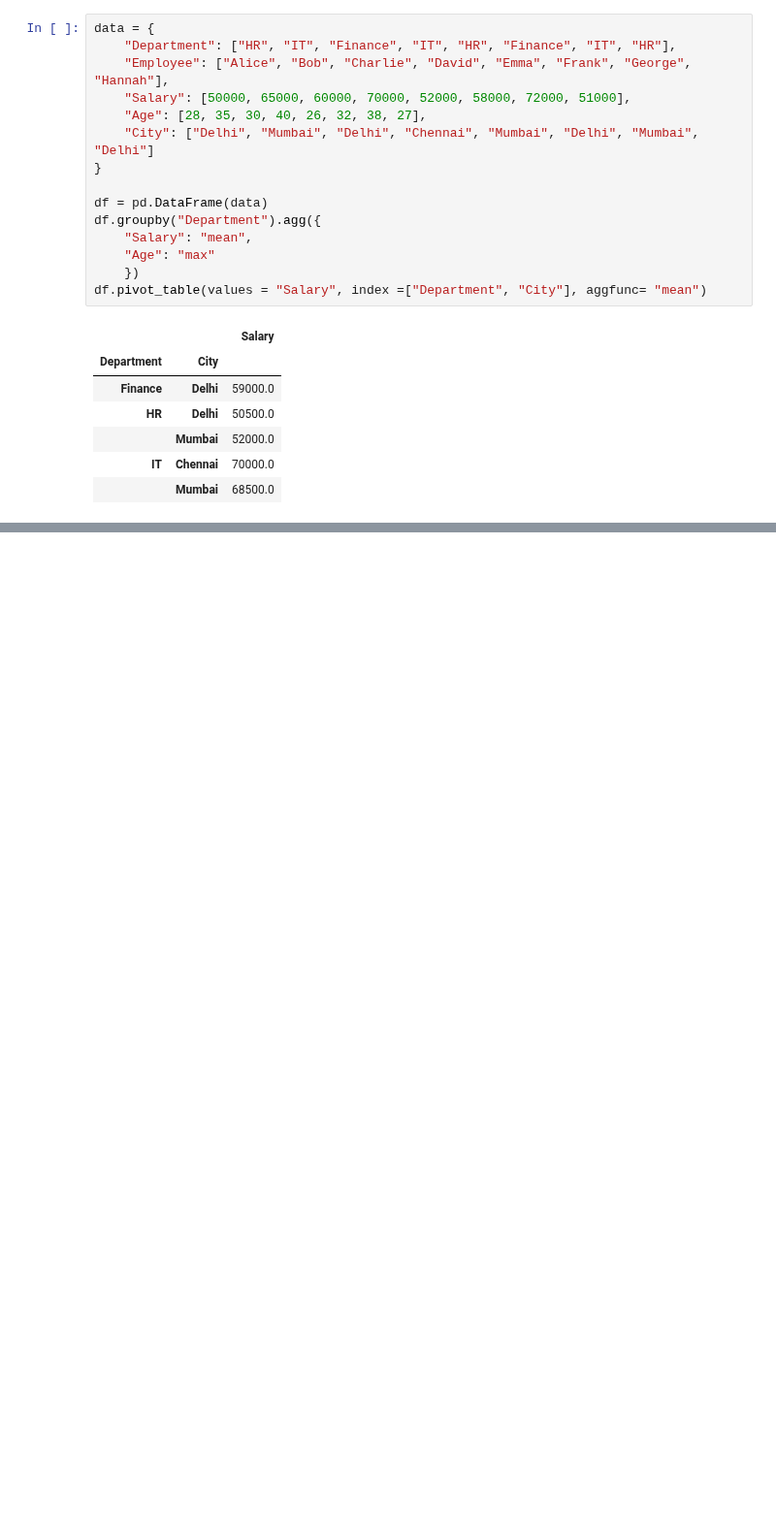
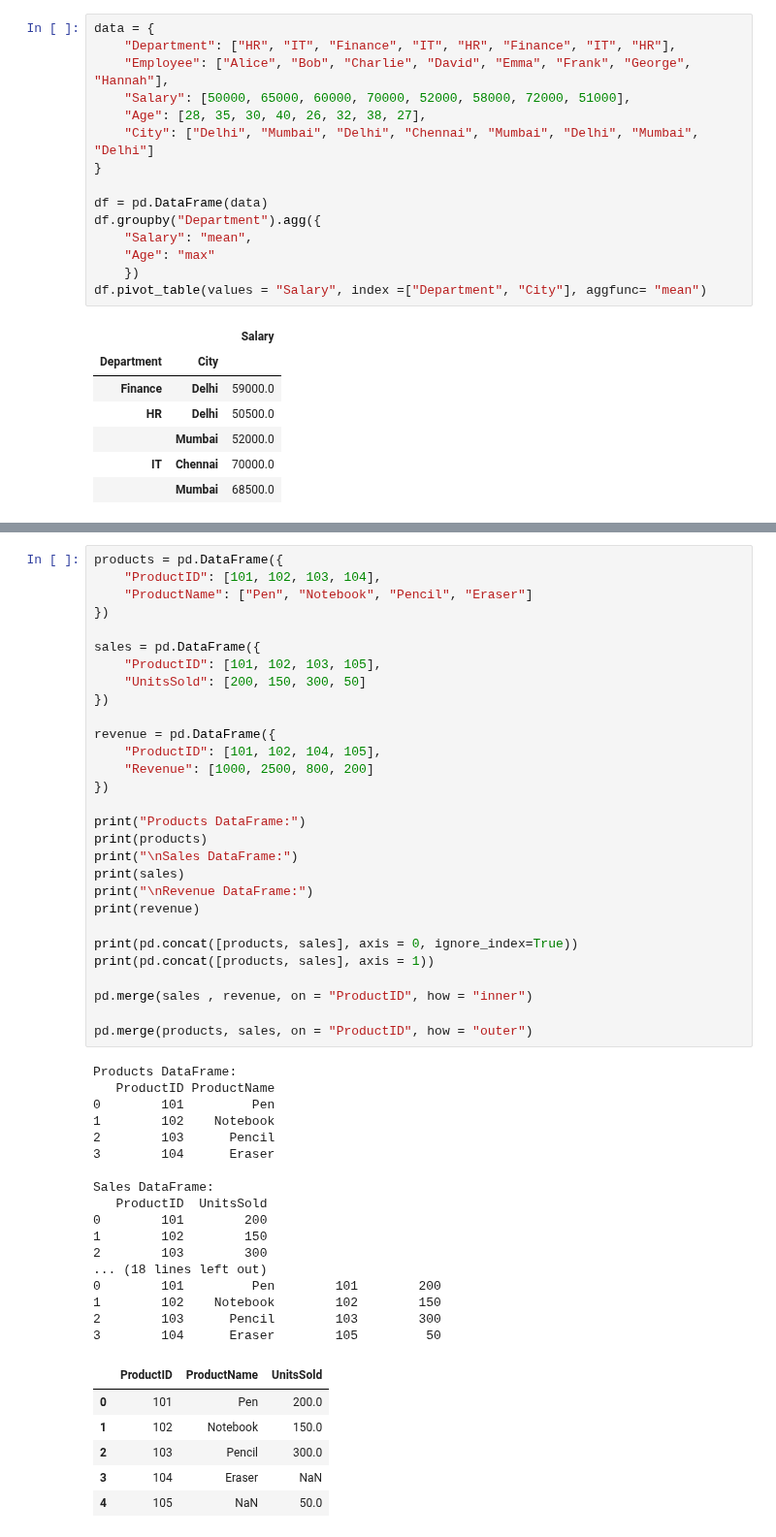
Before and after one commit to sh1vam31/Complete_DataScience, a Jupyter notebook: Pandas.ipynb, the cells around one changed output, grey strips where cells are left out. Shown at 97% size. Cells and saved outputs as stored; diff of their text form; blank space fills up the shorter version.

```diff
--- a/Pandas.ipynb
+++ b/Pandas.ipynb
@@ -1090,0 +1291,53 @@ df.pivot_table(values = "Salary", index =["Department", "City"], aggfunc= "mean"
+# %%
+products = pd.DataFrame({
+    "ProductID": [101, 102, 103, 104],
+    "ProductName": ["Pen", "Notebook", "Pencil", "Eraser"]
+})
+
+sales = pd.DataFrame({
+    "ProductID": [101, 102, 103, 105],
+    "UnitsSold": [200, 150, 300, 50]
+})
+
+revenue = pd.DataFrame({
+    "ProductID": [101, 102, 104, 105],
+    "Revenue": [1000, 2500, 800, 200]
+})
+
+print("Products DataFrame:")
+print(products)
+print("\nSales DataFrame:")
+print(sales)
+print("\nRevenue DataFrame:")
+print(revenue)
+
+print(pd.concat([products, sales], axis = 0, ignore_index=True))
+print(pd.concat([products, sales], axis = 1))
+
+pd.merge(sales , revenue, on = "ProductID", how = "inner")
+
+pd.merge(products, sales, on = "ProductID", how = "outer")
+# %% [output]
+Products DataFrame:
+   ProductID ProductName
+0        101         Pen
+1        102    Notebook
+2        103      Pencil
+3        104      Eraser
+
+Sales DataFrame:
+   ProductID  UnitsSold
+0        101        200
+1        102        150
+2        103        300
+... (18 lines left out)
+0        101         Pen        101        200
+1        102    Notebook        102        150
+2        103      Pencil        103        300
+3        104      Eraser        105         50
+|  | ProductID | ProductName | UnitsSold |
+| 0 | 101 | Pen | 200.0 |
+| 1 | 102 | Notebook | 150.0 |
+| 2 | 103 | Pencil | 300.0 |
+| 3 | 104 | Eraser | NaN |
+| 4 | 105 | NaN | 50.0 |
```
Also changed, not shown: parts of 9 cells of this notebook.
